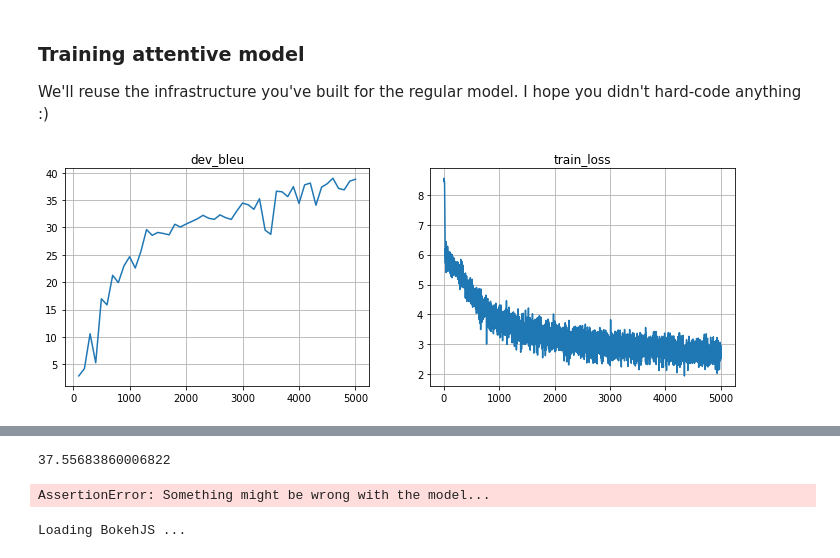
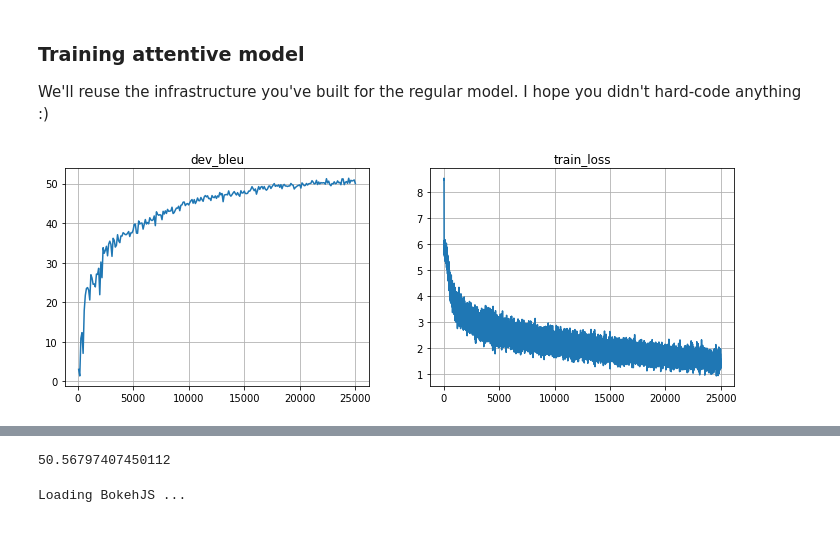
Before and after one commit to BNazh/shad2018, a Jupyter notebook: NLP/notebooks/week4_seq2seq/practice.ipynb, the cells around one changed output, grey strips where cells are left out. Saved outputs shown, nothing was run; the diff lists cells and outputs as text; code cells hidden in the pictures.

```diff
--- a/NLP/notebooks/week4_seq2seq/practice.ipynb
+++ b/NLP/notebooks/week4_seq2seq/practice.ipynb
@@ -591,31 +589,31 @@ batch_size = 32
 # %%
 from tqdm import trange
 # %%
-for _ in trange(5000):
+for _ in trange(25000):
     step = len(metrics['train_loss']) + 1
     batch_ix = np.random.randint(len(train_inp), size=batch_size)
     feed_dict = {
         inp: inp_voc.to_matrix(train_inp[batch_ix]),
         out: out_voc.to_matrix(train_out[batch_ix]),
     }
 
     loss_t, _ = sess.run([loss, train_step], feed_dict)
     metrics['train_loss'].append((step, loss_t))
 
     if step % 100 == 0:
         metrics['dev_bleu'].append((step, compute_bleu(model, dev_inp, dev_out)))
 
         clear_output(True)
         plt.figure(figsize=(12,4))
         for i, (name, history) in enumerate(sorted(metrics.items())):
             plt.subplot(1, len(metrics), i + 1)
             plt.title(name)
             plt.plot(*zip(*history))
             plt.grid()
         plt.show()
         print("Mean loss=%.3f" % np.mean(metrics['train_loss'][-10:], axis=0)[1], flush=True)
 
 # Your model may train slower than the basic one. check that it's at least >30 bleu by 5k steps
 # Also: you don't have to train for 25k steps. It was chosen by a squirrel.
 # %% [output]
-[figure, old version]
+[figure, new version]
@@ -623,11 +621,9 @@ Mean loss=2.744
 # %%
 np.mean(metrics['dev_bleu'][-10:], axis=0)[1]
 # %% [output]
-37.55683860006822
+50.56797407450112
 # %%
 assert np.mean(metrics['dev_bleu'][-10:], axis=0)[1] > 45, "Something might be wrong with the model..."
-# %% [output]
-AssertionError: Something might be wrong with the model...
 # %%
 import bokeh.plotting as pl
 import bokeh.models as bm
```
Also changed, not shown: parts of 2 cells of this notebook.
